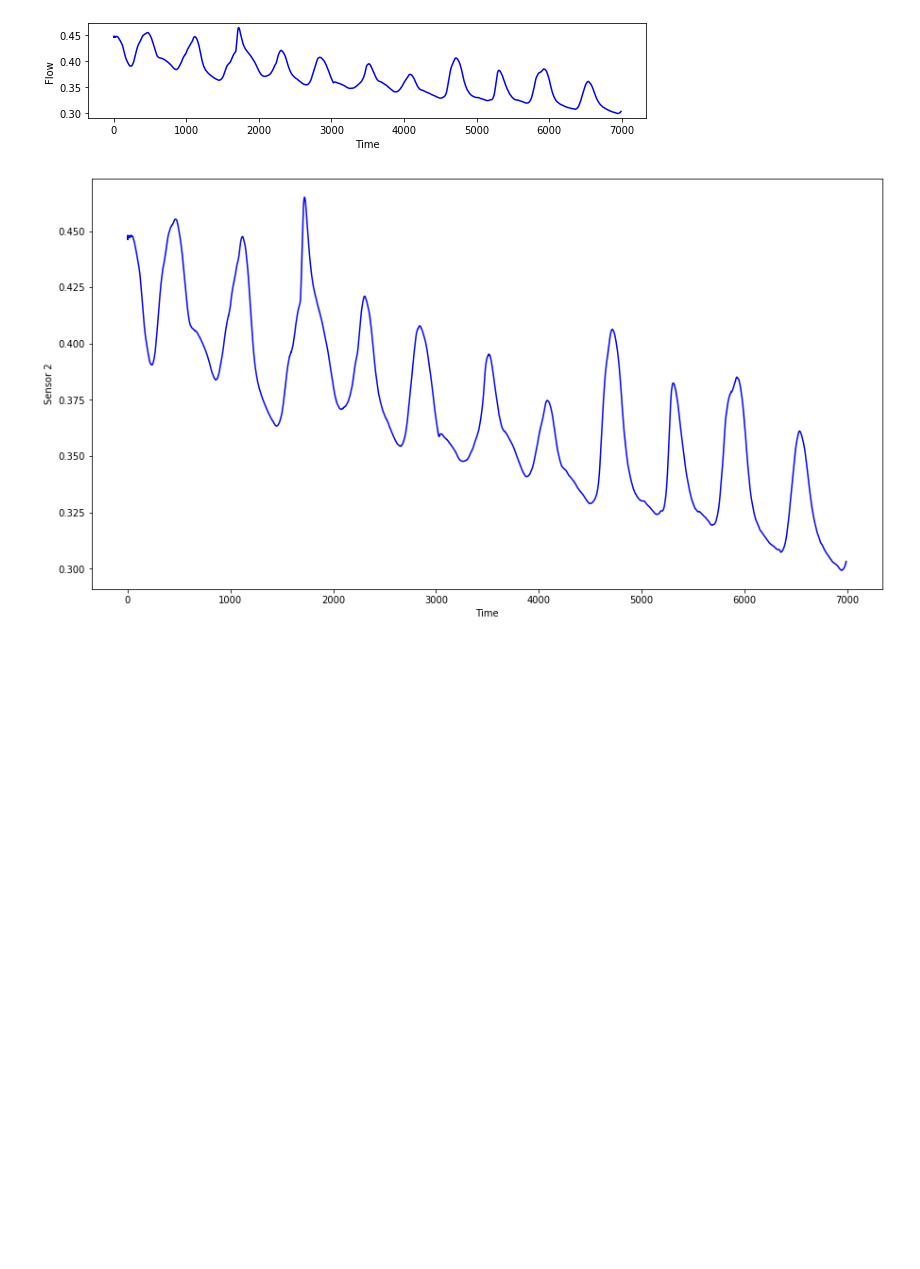
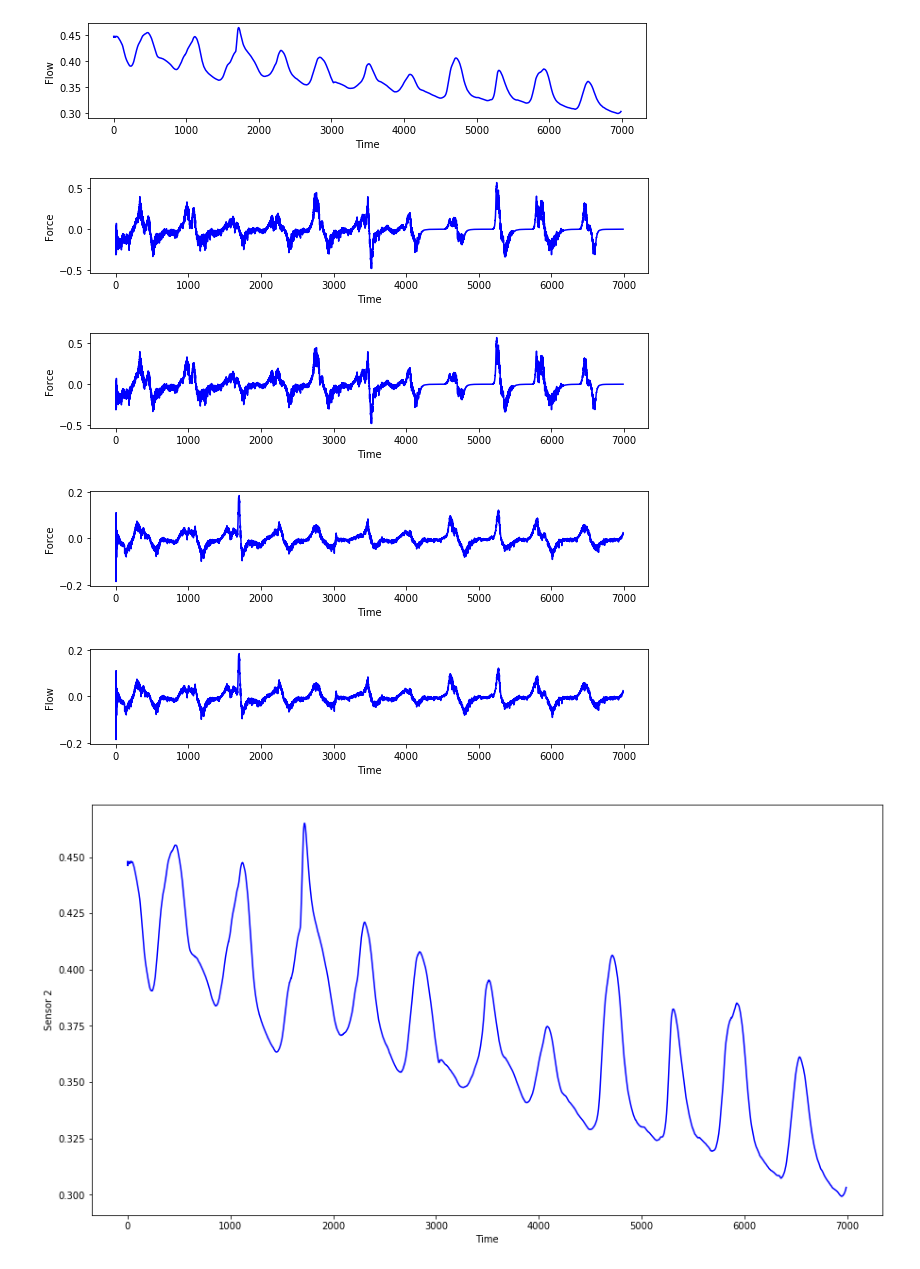
Before and after one commit to RightAir/BreathDetectionSystem, a Jupyter notebook: TensorFlow/FlowData.ipynb, the cells around one changed output. Drawn from its saved outputs; the diff is of its cells as text; code cells hidden in the pictures; blank space fills up the shorter version.

```diff
--- a/TensorFlow/FlowData.ipynb
+++ b/TensorFlow/FlowData.ipynb
@@ -51,6 +51,39 @@ plt.show()
 [figure]
 [figure]
 [figure]
+# %%
+fig = plt.figure(figsize = (10, 8))
+plt.subplot(4,1,1)
+plt.plot(df['d_Sensor 1'], 'b')
+plt.xlabel('Time')
+plt.ylabel('Force')
+plt.show()
+
+fig = plt.figure(figsize = (10, 8))
+plt.subplot(4,1,2)
+plt.plot(df['d_Sensor 2'], 'b')
+plt.xlabel('Time')
+plt.ylabel('Force')
+plt.show()
+
+fig = plt.figure(figsize = (10, 8))
+plt.subplot(4,1,3)
+plt.plot(df['d_Sensor 3'], 'b')
+plt.xlabel('Time')
+plt.ylabel('Force')
+plt.show()
+
+fig = plt.figure(figsize = (10, 8))
+plt.subplot(4,1,4)
+plt.plot(df['d_Sensor 4'], 'b')
+plt.xlabel('Time')
+plt.ylabel('Flow')
+plt.show()
+# %% [output]
+[figure, added]
+[figure, added]
+[figure, added]
+[figure, added]
 # %%
 fig = plt.figure(figsize = (15, 8))
 plt.plot(df['Sensor 4'], 'b')
```
Also changed, not shown: 1 other file.
